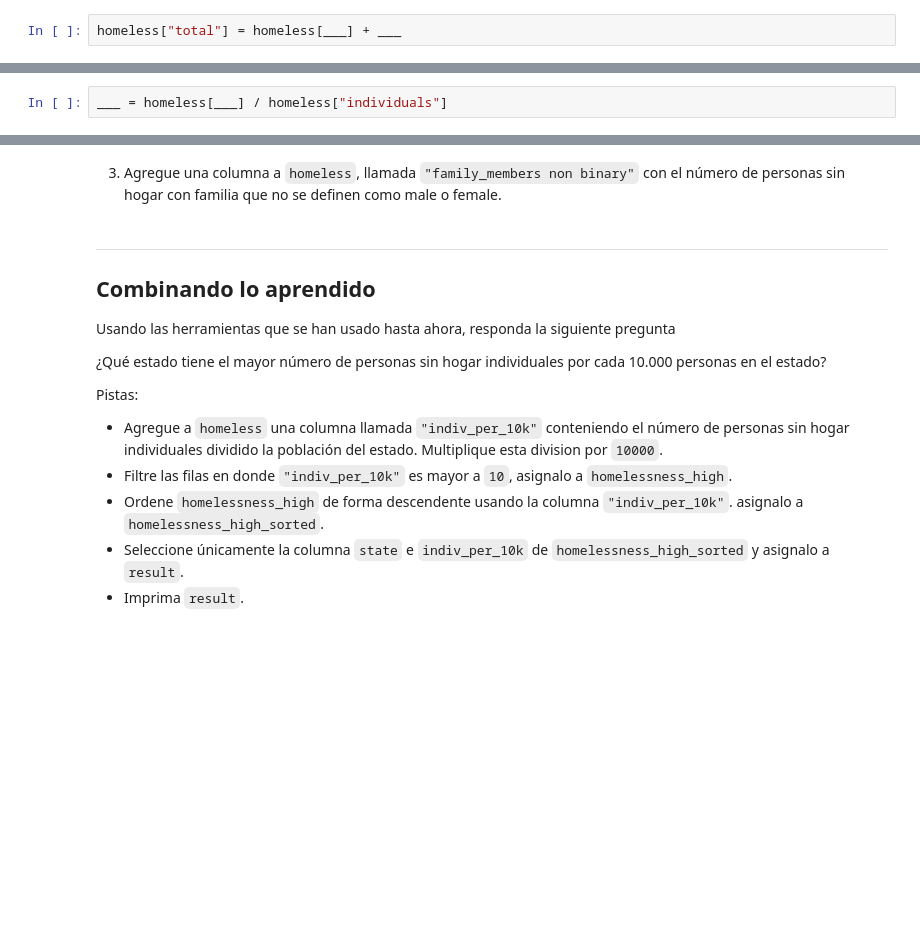
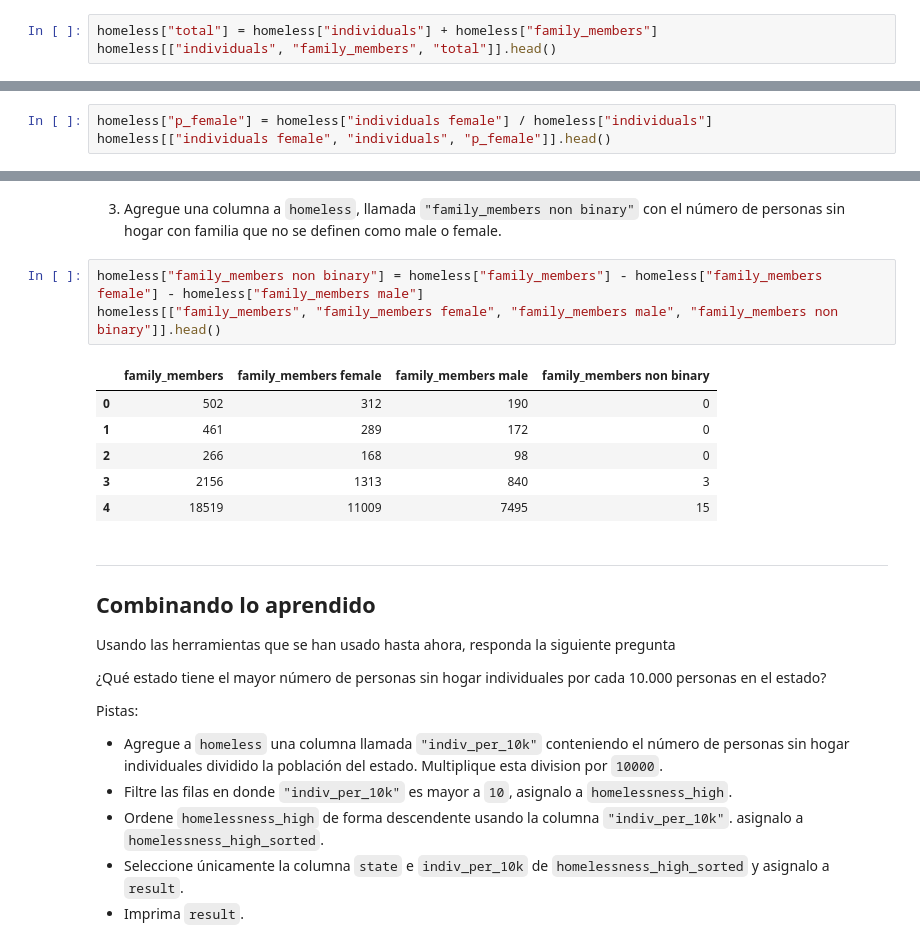
Before and after one commit to Jugarov/intro_ia, a Jupyter notebook: clase1/ejercicios/4 - Ejercicios Pandas - Homeless.ipynb, the cells around one changed output, grey strips where cells are left out. Saved outputs shown, nothing was run; the diff lists cells and outputs as text; blank space fills up the shorter version.

```diff
--- a/clase1/ejercicios/4 - Ejercicios Pandas - Homeless.ipynb
+++ b/clase1/ejercicios/4 - Ejercicios Pandas - Homeless.ipynb
@@ -347,4 +374,5 @@ Siguiendo con el mismo DataFrame de los puntos anteriores (`homeless`),
 
 1. Agregue una nueva columna a `homeless`, llamada `"total"`, que contenga la suma de `"individuals"` y `"family_members"`.
 # %%
-homeless["total"] = homeless[___] + ___
+homeless["total"] = homeless["individuals"] + homeless["family_members"]
+homeless[["individuals", "family_members", "total"]].head()
@@ -351,4 +386,5 @@ homeless["total"] = homeless[___] + ___
 # %% [markdown]
 2. Agregue otra columna a `homeless`, llamada `p_female`, que contiene la proporción de  personas sin hogar individuales en cada estado que son mujeres.
 # %%
-___ = homeless[___] / homeless["individuals"]
+homeless["p_female"] = homeless["individuals female"] / homeless["individuals"]
+homeless[["individuals female", "individuals", "p_female"]].head()
@@ -355,5 +398,15 @@ ___ = homeless[___] / homeless["individuals"]
 # %% [markdown]
 3. Agregue una columna a `homeless`, llamada `"family_members non binary"` con el número de personas sin hogar con familia que no se definen como male o female.
+# %%
+homeless["family_members non binary"] = homeless["family_members"] - homeless["family_members female"] - homeless["family_members male"]
+homeless[["family_members", "family_members female", "family_members male", "family_members non binary"]].head()
+# %% [output]
+|  | family_members | family_members female | family_members male | family_members non binary |
+| 0 | 502 | 312 | 190 | 0 |
+| 1 | 461 | 289 | 172 | 0 |
+| 2 | 266 | 168 | 98 | 0 |
+| 3 | 2156 | 1313 | 840 | 3 |
+| 4 | 18519 | 11009 | 7495 | 15 |
 # %% [markdown]
 ---
 
```
Also changed, not shown: parts of 6 cells of this notebook.
